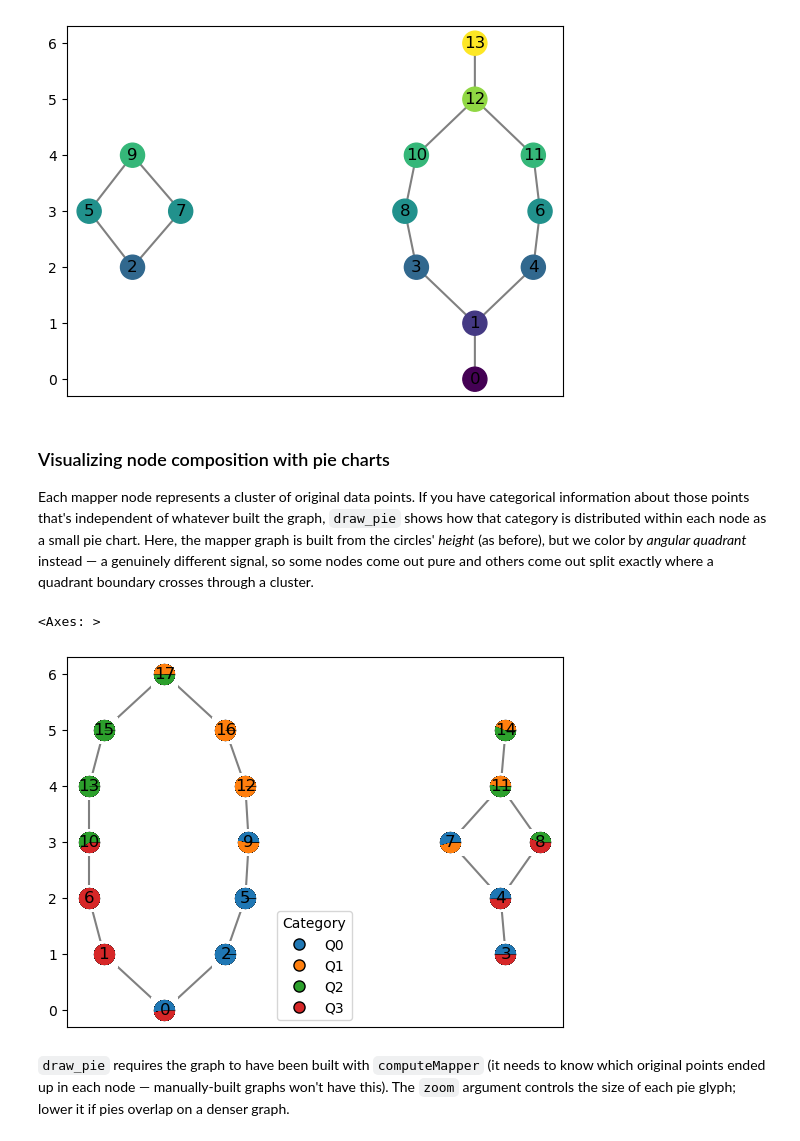
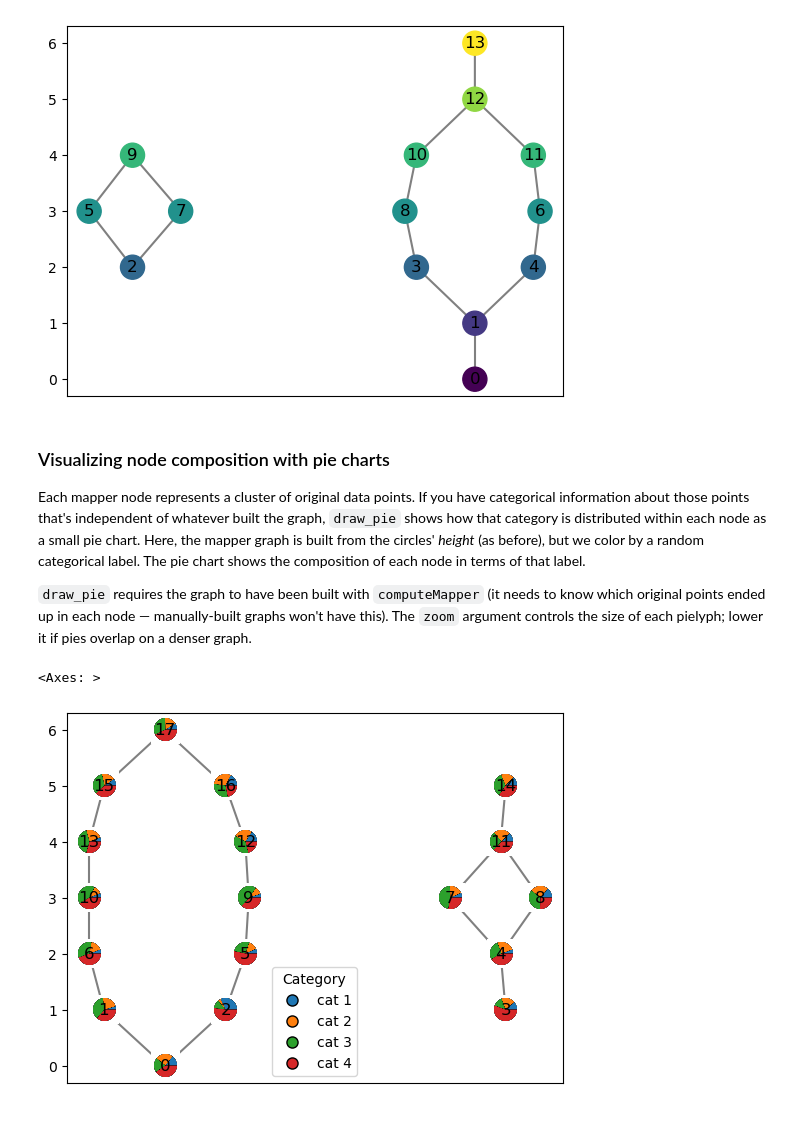
Before and after one commit to MunchLab/ceREEBerus, a Jupyter notebook: doc_source/notebooks/compute_mapper.ipynb, the cells around one changed output. Cells and saved outputs as stored; diff of their text form; code cells hidden in the pictures.

```diff
--- a/doc_source/notebooks/compute_mapper.ipynb
+++ b/doc_source/notebooks/compute_mapper.ipynb
@@ -259,35 +259,29 @@ Each mapper node represents a cluster of original data points. If you have
 categorical information about those points that's independent of whatever
 built the graph, `draw_pie` shows how that category is distributed within
 each node as a small pie chart. Here, the mapper graph is built from the
-circles' *height* (as before), but we color by *angular quadrant* instead —
-a genuinely different signal, so some nodes come out pure and others come
-out split exactly where a quadrant boundary crosses through a cluster.
+circles' *height* (as before), but we color by a random categorical label. The pie chart shows the composition of each node in terms of that label.
+
+`draw_pie` requires the graph to have been built with `computeMapper` (it needs to know which original points ended up in each node — manually-built graphs won't have this). The `zoom` argument controls the size of each pielyph; lower it if pies overlap on a denser graph.
 # %%
 import sklearn
 from sklearn.datasets import make_circles
 from cereeberus import computeMapper, cover
 
-# Rebuild the circles graph here so this section doesn't depend on which
-# example ran last above (the moons/swiss-roll sections reassign `data`
-# and `graph`).
+# add random categorical labels to the points in the circles dataset
+np.random.seed(0)
 data_pie, _ = make_circles(n_samples=500, factor=0.4, noise=0.05, random_state=0)
+
 graph_pie = computeMapper(
     data_pie,
     (lambda a: a[0]),
     cover(min=-1, max=1, numcovers=7, percentoverlap=.5),
     sklearn.cluster.DBSCAN(min_samples=2, eps=0.3).fit,
 )
 
-angle = np.arctan2(data_pie[:, 1], data_pie[:, 0])
-quadrant = np.digitize(angle, [-np.pi/2, 0, np.pi/2])
-category = [f'Q{q}' for q in quadrant]
+# assign labels with unequal probabilities so node compositions vary more
+category= np.random.choice(['cat 1', 'cat 2', 'cat 3', 'cat 4'], size = len(data_pie), p=[0.1, 0.2, 0.3, 0.4])
 
-graph_pie.draw_pie(category, zoom=0.16)
+graph_pie.draw_pie(category, zoom = 0.17)
 # %% [output]
 <Axes: >
-[figure, old version]
+[figure, new version]
-# %% [markdown]
-`draw_pie` requires the graph to have been built with `computeMapper` (it
-needs to know which original points ended up in each node — manually-built
-graphs won't have this). The `zoom` argument controls the size of each pie
-glyph; lower it if pies overlap on a denser graph.
```
Also changed, not shown: parts of 7 cells of this notebook, 3 other files.
